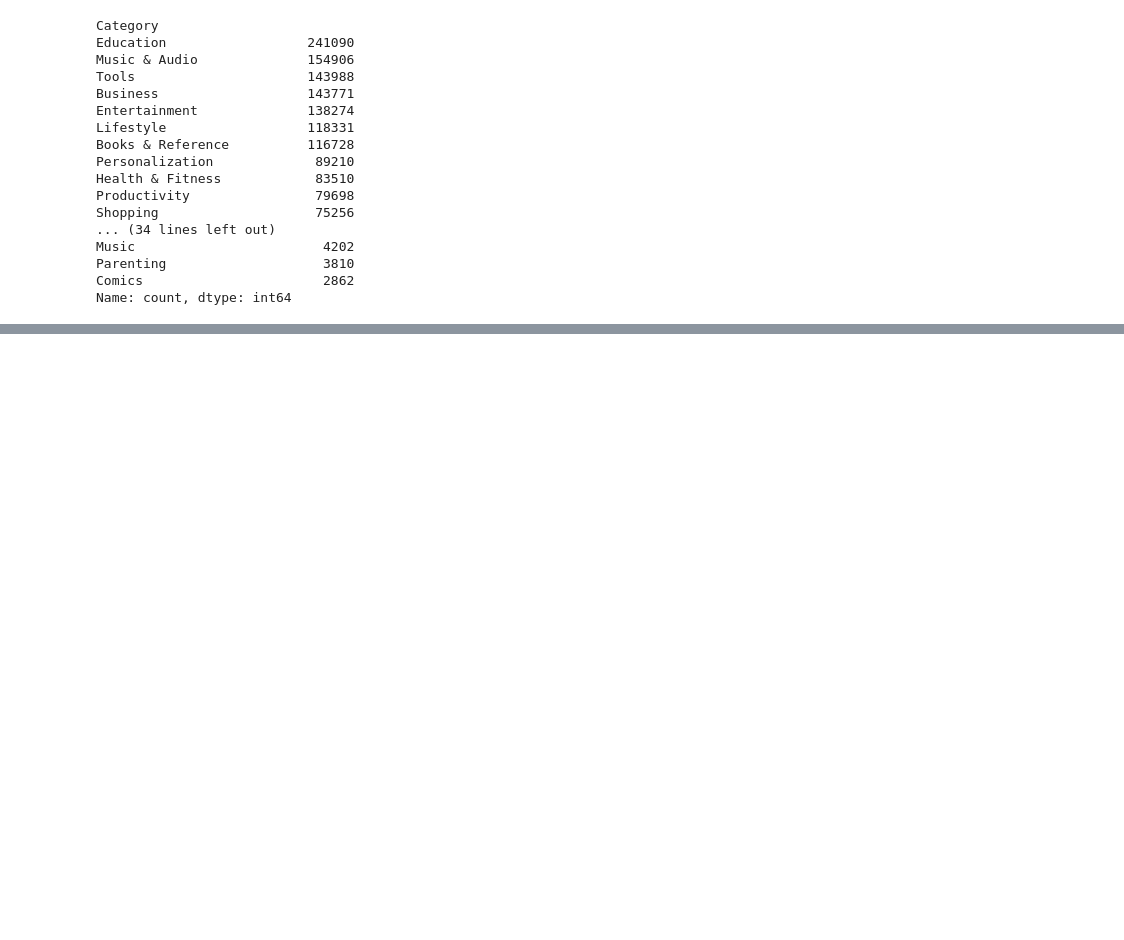
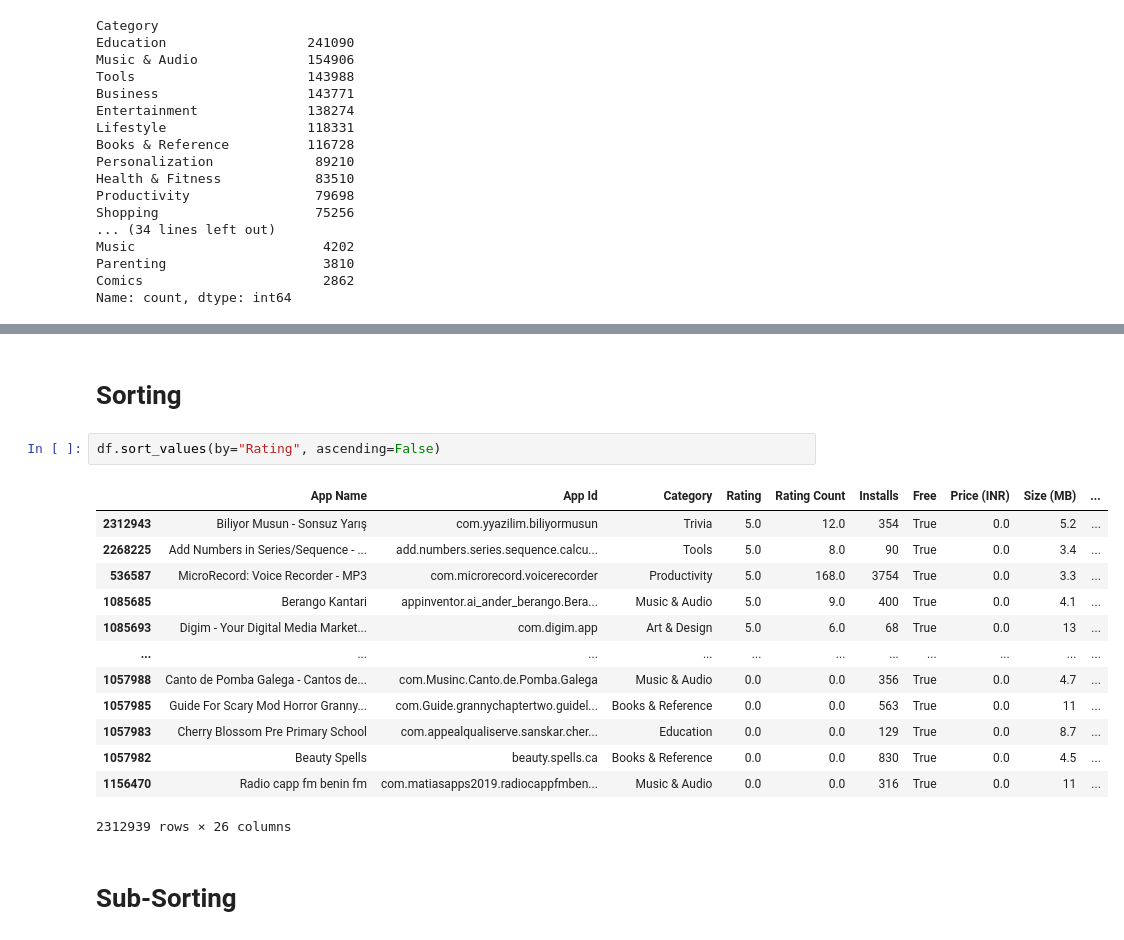
Before and after one commit to Sai-Preetham007/AI-ML, a Jupyter notebook: 2. Data Handling/EDA.ipynb, the cells around one changed output, grey strips where cells are left out. Saved outputs shown, nothing was run; the diff lists cells and outputs as text; blank space fills up the shorter version.

```diff
--- a/2. Data Handling/EDA.ipynb
+++ b/2. Data Handling/EDA.ipynb
@@ -747,0 +737,20 @@ Name: Age, dtype: float64
+# %% [markdown]
+# Sorting
+# %%
+df.sort_values(by="Rating", ascending=False)
+# %% [output]
+|  | App Name | App Id | Category | Rating | Rating Count | Installs | Free | Price (INR) | Size (MB) | ... |
+| 2312943 | Biliyor Musun - Sonsuz Yarış | com.yyazilim.biliyormusun | Trivia | 5.0 | 12.0 | 354 | True | 0.0 | 5.2 | ... |
+| 2268225 | Add Numbers in Series/Sequence - ... | add.numbers.series.sequence.calcu... | Tools | 5.0 | 8.0 | 90 | True | 0.0 | 3.4 | ... |
+| 536587 | MicroRecord: Voice Recorder - MP3 | com.microrecord.voicerecorder | Productivity | 5.0 | 168.0 | 3754 | True | 0.0 | 3.3 | ... |
+| 1085685 | Berango Kantari | appinventor.ai_ander_berango.Bera... | Music & Audio | 5.0 | 9.0 | 400 | True | 0.0 | 4.1 | ... |
+| 1085693 | Digim - Your Digital Media Market... | com.digim.app | Art & Design | 5.0 | 6.0 | 68 | True | 0.0 | 13 | ... |
+| ... | ... | ... | ... | ... | ... | ... | ... | ... | ... | ... |
+| 1057988 | Canto de Pomba Galega - Cantos de... | com.Musinc.Canto.de.Pomba.Galega | Music & Audio | 0.0 | 0.0 | 356 | True | 0.0 | 4.7 | ... |
+| 1057985 | Guide For Scary Mod Horror Granny... | com.Guide.grannychaptertwo.guidel... | Books & Reference | 0.0 | 0.0 | 563 | True | 0.0 | 11 | ... |
+| 1057983 | Cherry Blossom Pre Primary School | com.appealqualiserve.sanskar.cher... | Education | 0.0 | 0.0 | 129 | True | 0.0 | 8.7 | ... |
+| 1057982 | Beauty Spells | beauty.spells.ca | Books & Reference | 0.0 | 0.0 | 830 | True | 0.0 | 4.5 | ... |
+| 1156470 | Radio capp fm benin fm | com.matiasapps2019.radiocappfmben... | Music & Audio | 0.0 | 0.0 | 316 | True | 0.0 | 11 | ... |
+2312939 rows × 26 columns
+# %% [markdown]
+# Sub-Sorting
```
Also changed, not shown: parts of 29 cells of this notebook.
